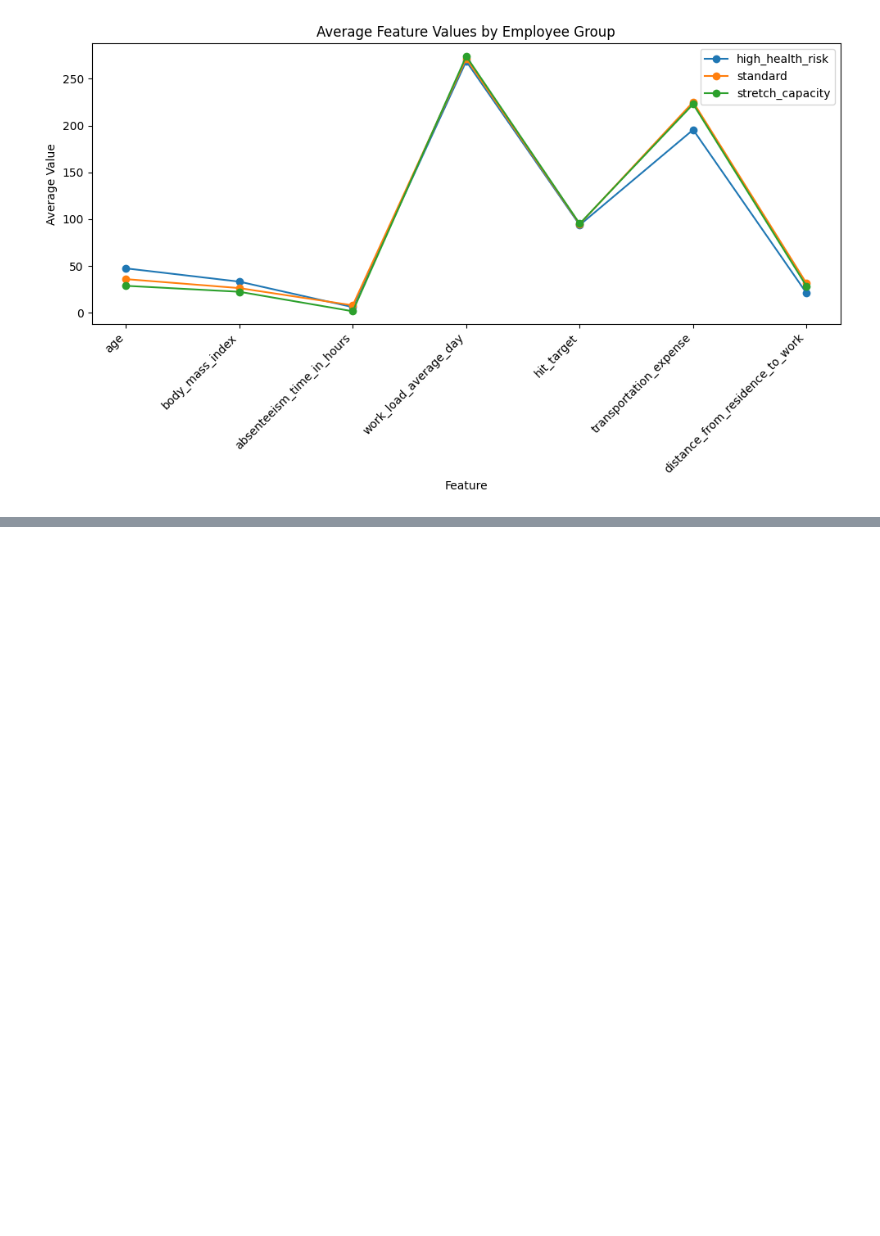
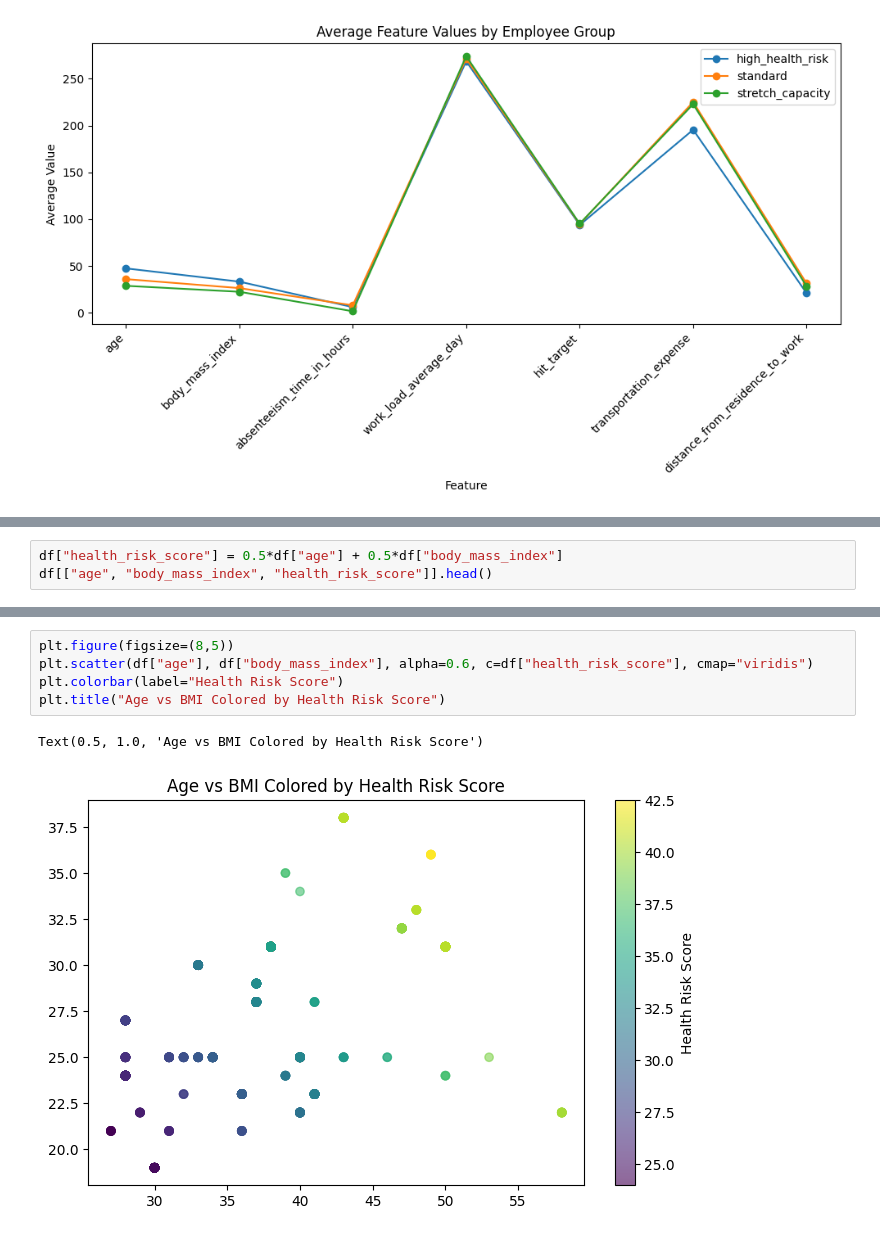
Before and after one commit to mwhalen805/SI-568-Project3, a Jupyter notebook: dataexploration.ipynb, the cells around one changed output, grey strips where cells are left out. Saved outputs shown, nothing was run; the diff lists cells and outputs as text; blank space fills up the shorter version.

```diff
--- a/dataexploration.ipynb
+++ b/dataexploration.ipynb
@@ -332,0 +339,3 @@ plt.show()
+# %%
+df["health_risk_score"] = 0.5*df["age"] + 0.5*df["body_mass_index"]
+df[["age", "body_mass_index", "health_risk_score"]].head()
@@ -332,0 +349,8 @@ plt.show()
+# %%
+plt.figure(figsize=(8,5))
+plt.scatter(df["age"], df["body_mass_index"], alpha=0.6, c=df["health_risk_score"], cmap="viridis")
+plt.colorbar(label="Health Risk Score")
+plt.title("Age vs BMI Colored by Health Risk Score")
+# %% [output]
+Text(0.5, 1.0, 'Age vs BMI Colored by Health Risk Score')
+[figure, added]
```
Also changed, not shown: parts of 16 cells of this notebook.
